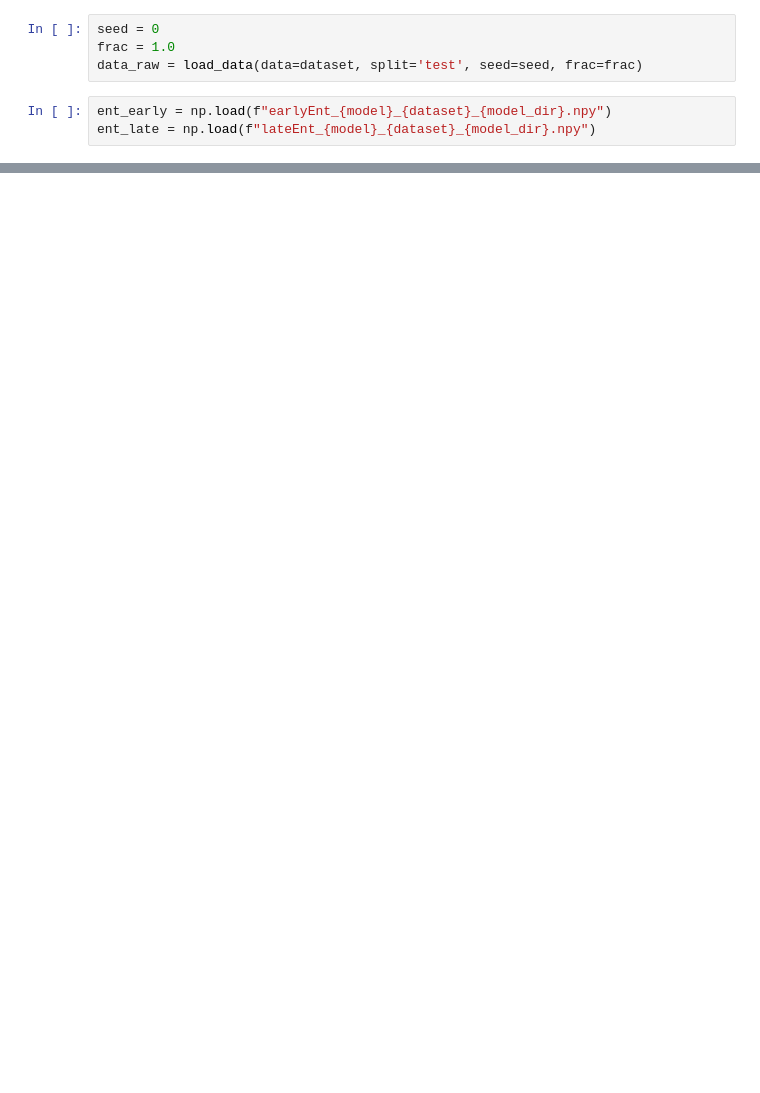
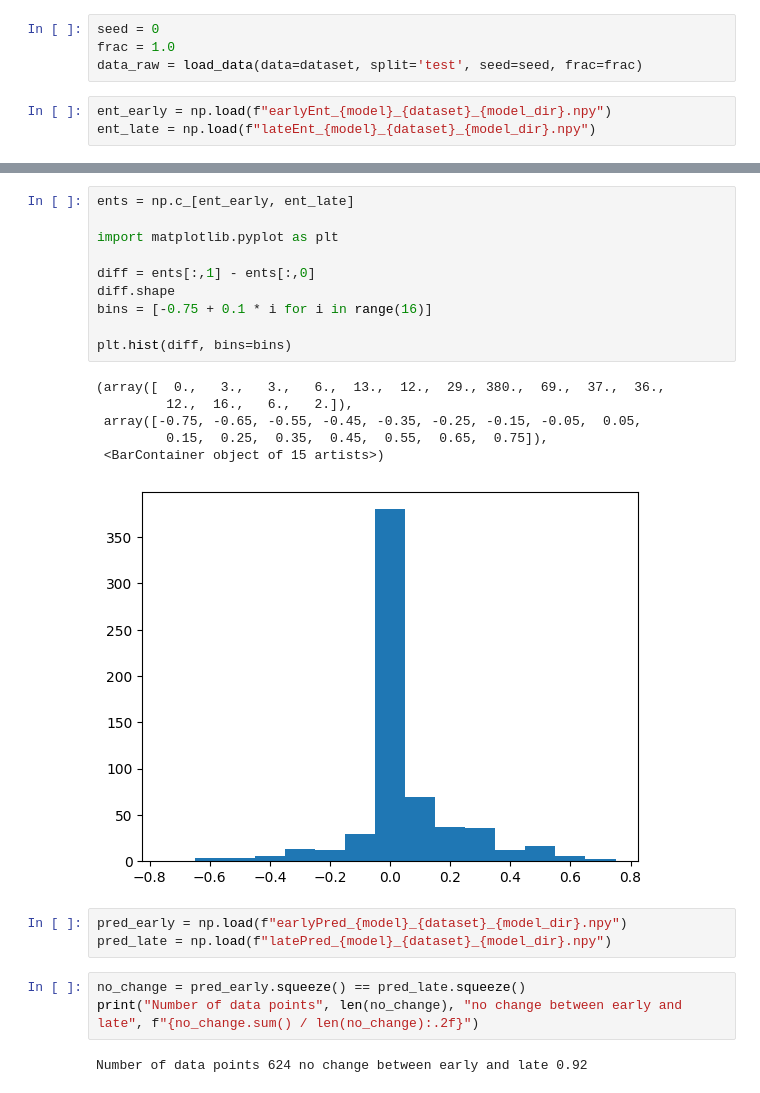
Before and after one commit to dkaizhang/early, a Jupyter notebook: early.ipynb, the cells around one changed output, grey strips where cells are left out. Cells and saved outputs as stored; diff of their text form; blank space fills up the shorter version.

```diff
--- a/early.ipynb
+++ b/early.ipynb
@@ -61,0 +50,25 @@ tensor(2.2699)
+# %%
+ents = np.c_[ent_early, ent_late]
+
+import matplotlib.pyplot as plt
+
+diff = ents[:,1] - ents[:,0]
+diff.shape
+bins = [-0.75 + 0.1 * i for i in range(16)]
+
+plt.hist(diff, bins=bins)
+# %% [output]
+(array([  0.,   3.,   3.,   6.,  13.,  12.,  29., 380.,  69.,  37.,  36.,
+         12.,  16.,   6.,   2.]),
+ array([-0.75, -0.65, -0.55, -0.45, -0.35, -0.25, -0.15, -0.05,  0.05,
+         0.15,  0.25,  0.35,  0.45,  0.55,  0.65,  0.75]),
+ <BarContainer object of 15 artists>)
+[figure, added]
+# %%
+pred_early = np.load(f"earlyPred_{model}_{dataset}_{model_dir}.npy")
+pred_late = np.load(f"latePred_{model}_{dataset}_{model_dir}.npy")
+# %%
+no_change = pred_early.squeeze() == pred_late.squeeze()
+print("Number of data points", len(no_change), "no change between early and late", f"{no_change.sum() / len(no_change):.2f}")
+# %% [output]
+Number of data points 624 no change between early and late 0.92
```
Also changed, not shown: parts of 4 cells of this notebook.
